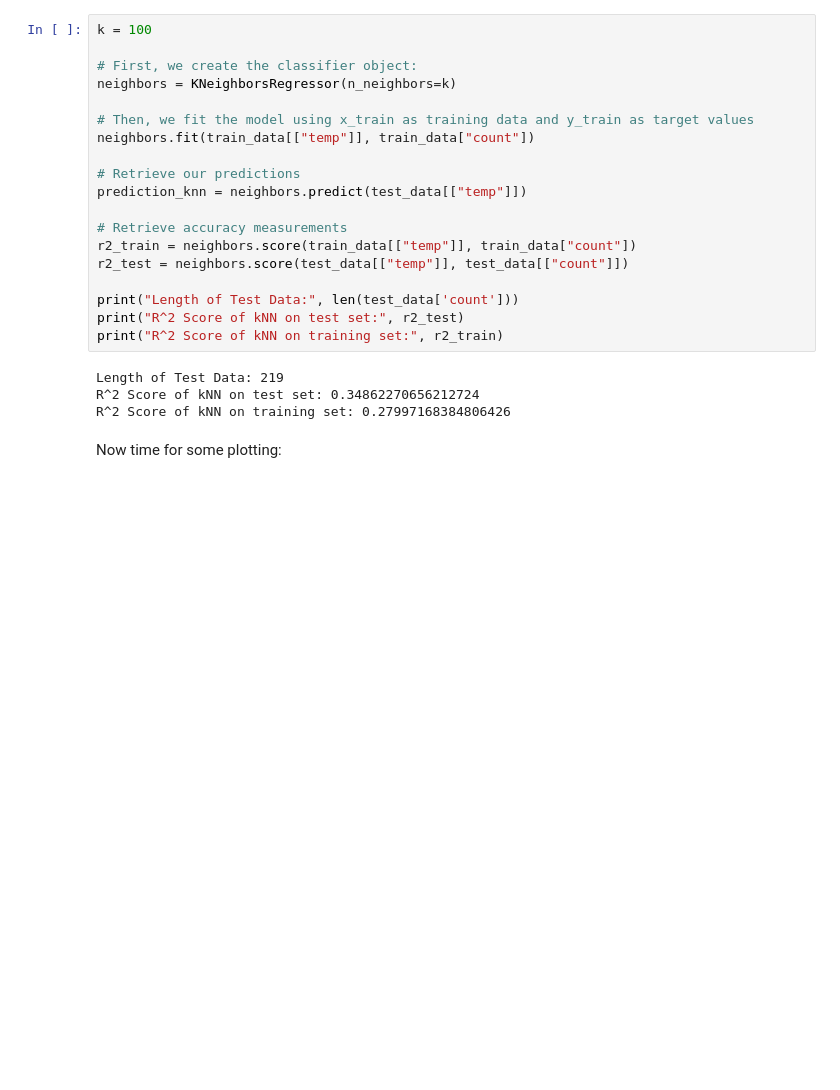
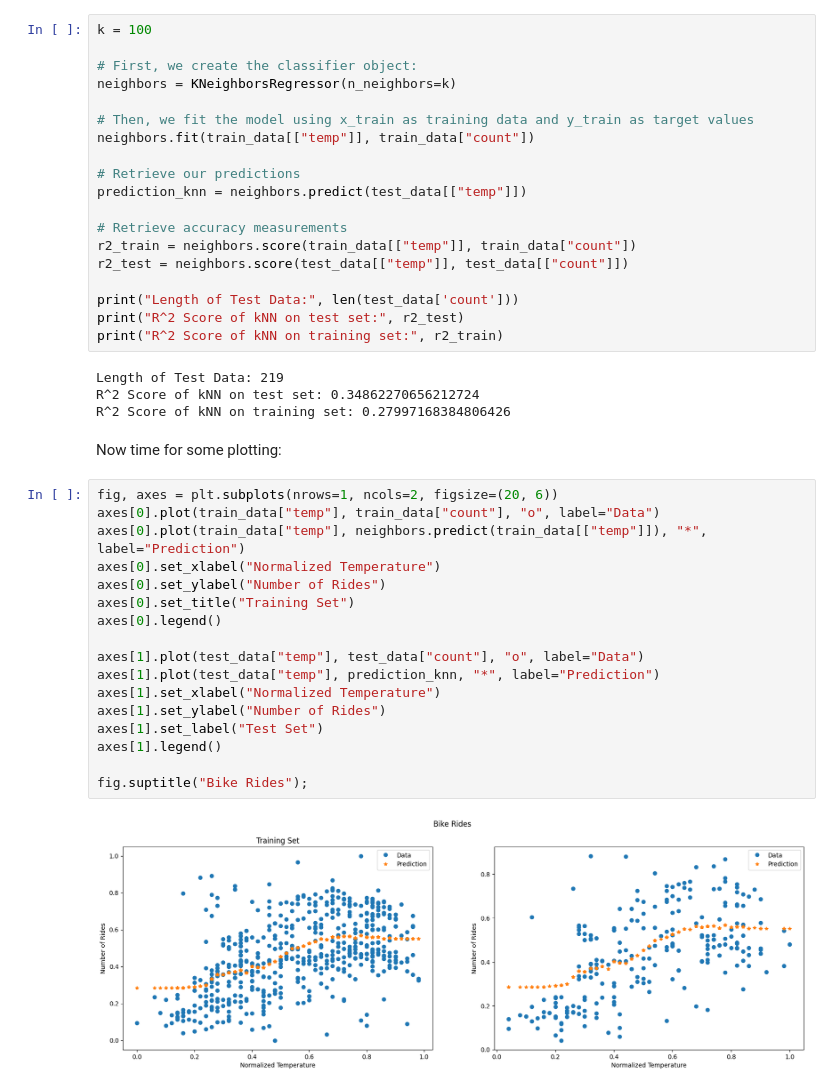
Before and after one commit to crdcamp/lin-reg-application, a Jupyter notebook: references/2_lin_reg_knn_reg_and_inference.ipynb, the cells around one changed output. Drawn from its saved outputs; the diff is of its cells as text; blank space fills up the shorter version.

Commit message:
kNN plots

```diff
--- a/references/2_lin_reg_knn_reg_and_inference.ipynb
+++ b/references/2_lin_reg_knn_reg_and_inference.ipynb
@@ -604,3 +604,22 @@ R^2 Score of kNN on test set: 0.34862270656212724
 R^2 Score of kNN on training set: 0.27997168384806426
 # %% [markdown]
 Now time for some plotting:
+# %%
+fig, axes = plt.subplots(nrows=1, ncols=2, figsize=(20, 6))
+axes[0].plot(train_data["temp"], train_data["count"], "o", label="Data")
+axes[0].plot(train_data["temp"], neighbors.predict(train_data[["temp"]]), "*", label="Prediction")
+axes[0].set_xlabel("Normalized Temperature")
+axes[0].set_ylabel("Number of Rides")
+axes[0].set_title("Training Set")
+axes[0].legend()
+
+axes[1].plot(test_data["temp"], test_data["count"], "o", label="Data")
+axes[1].plot(test_data["temp"], prediction_knn, "*", label="Prediction")
+axes[1].set_xlabel("Normalized Temperature")
+axes[1].set_ylabel("Number of Rides")
+axes[1].set_label("Test Set")
+axes[1].legend()
+
+fig.suptitle("Bike Rides");
+# %% [output]
+[figure, added]
```
